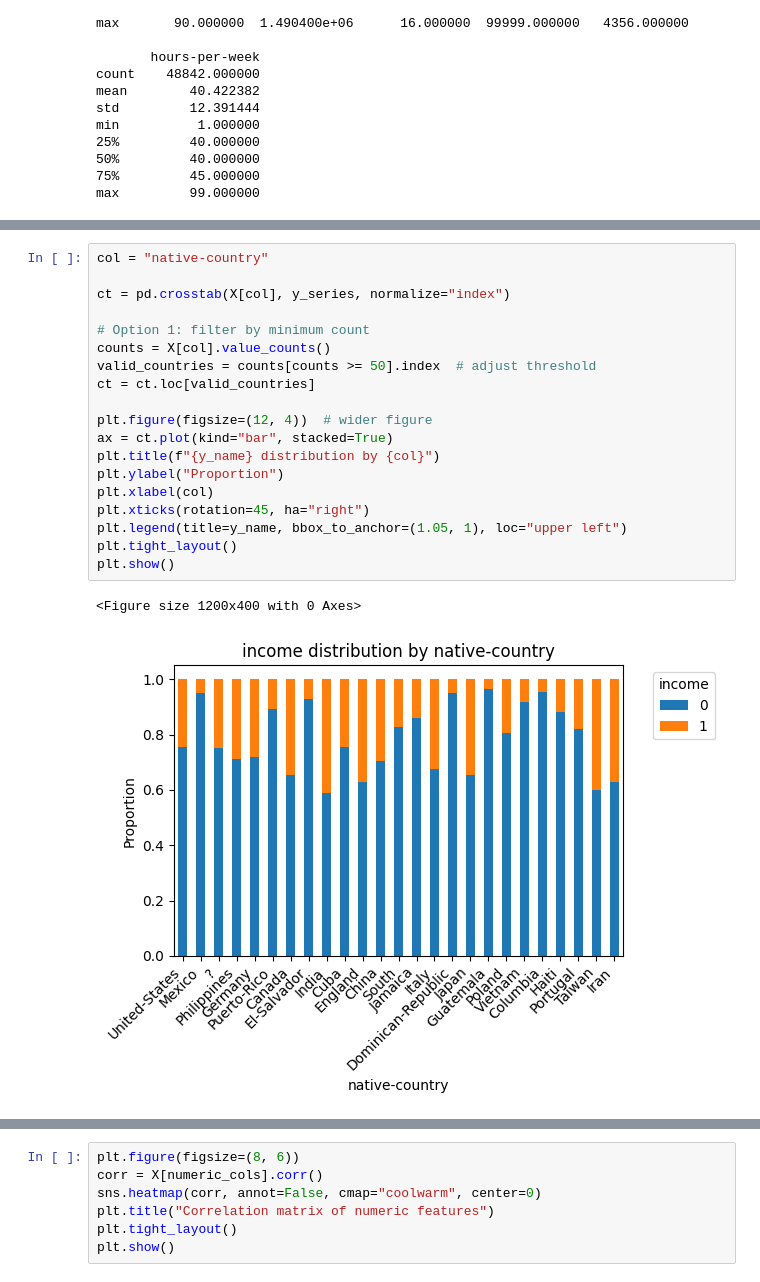
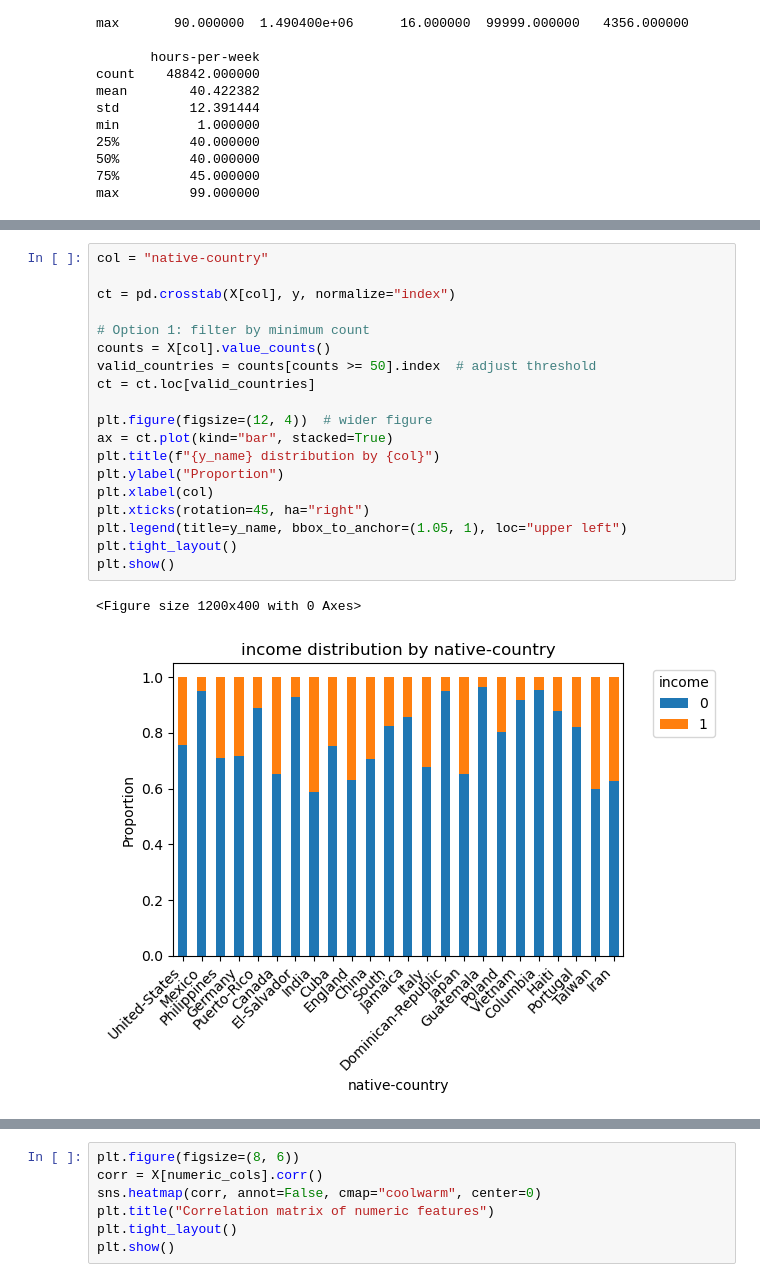
Before and after one commit to Enrico-Madani1/S-DP-SGD_Data259, a Jupyter notebook: Project_DATA259.ipynb, the cells around one changed output, grey strips where cells are left out. Drawn from its saved outputs; the diff is of its cells as text.

```diff
--- a/Project_DATA259.ipynb
+++ b/Project_DATA259.ipynb
@@ -384,25 +390,25 @@ Male    0.696233  0.303767
 # %%
 col = "native-country"
 
-ct = pd.crosstab(X[col], y_series, normalize="index")
+ct = pd.crosstab(X[col], y, normalize="index")
 
 # Option 1: filter by minimum count
 counts = X[col].value_counts()
 valid_countries = counts[counts >= 50].index  # adjust threshold
 ct = ct.loc[valid_countries]
 
 plt.figure(figsize=(12, 4))  # wider figure
 ax = ct.plot(kind="bar", stacked=True)
 plt.title(f"{y_name} distribution by {col}")
 plt.ylabel("Proportion")
 plt.xlabel(col)
 plt.xticks(rotation=45, ha="right")
 plt.legend(title=y_name, bbox_to_anchor=(1.05, 1), loc="upper left")
 plt.tight_layout()
 plt.show()
 # %% [output]
 <Figure size 1200x400 with 0 Axes>
-[figure, old version]
+[figure, new version]
 # %%
 for col in numeric_cols:
     plt.figure(figsize=(5, 3))
```
Also changed, not shown: parts of 25 cells of this notebook.
